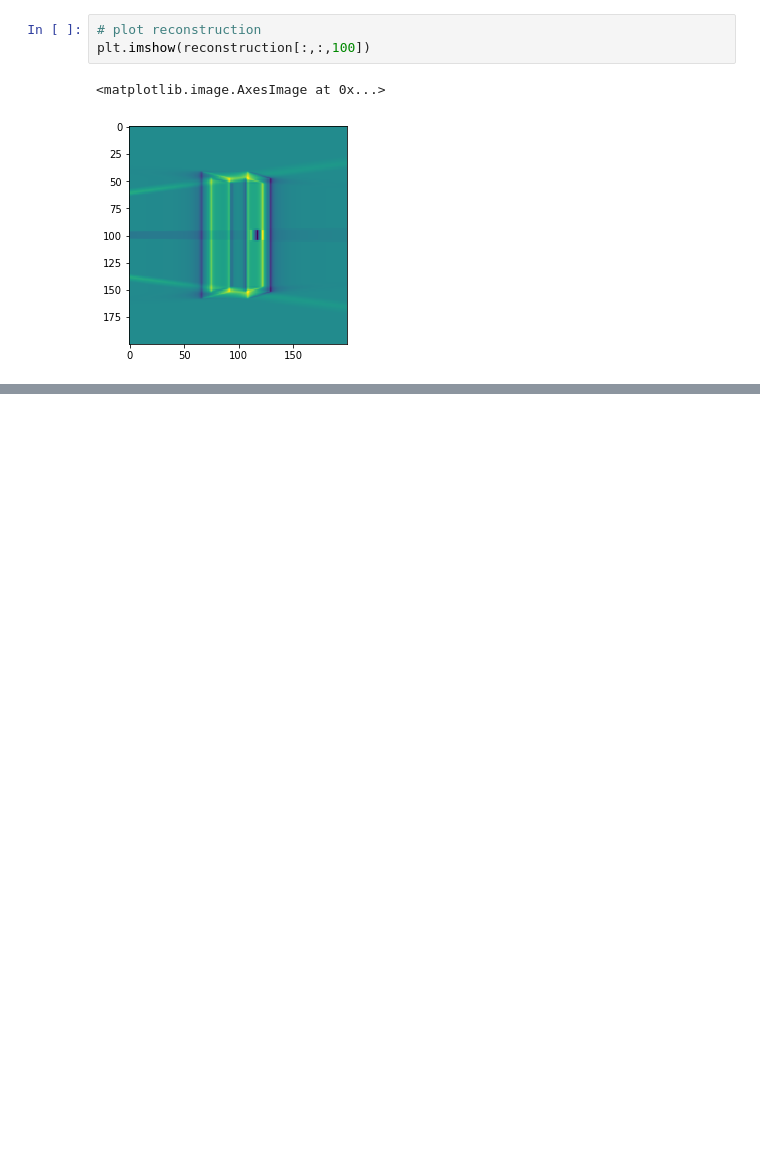
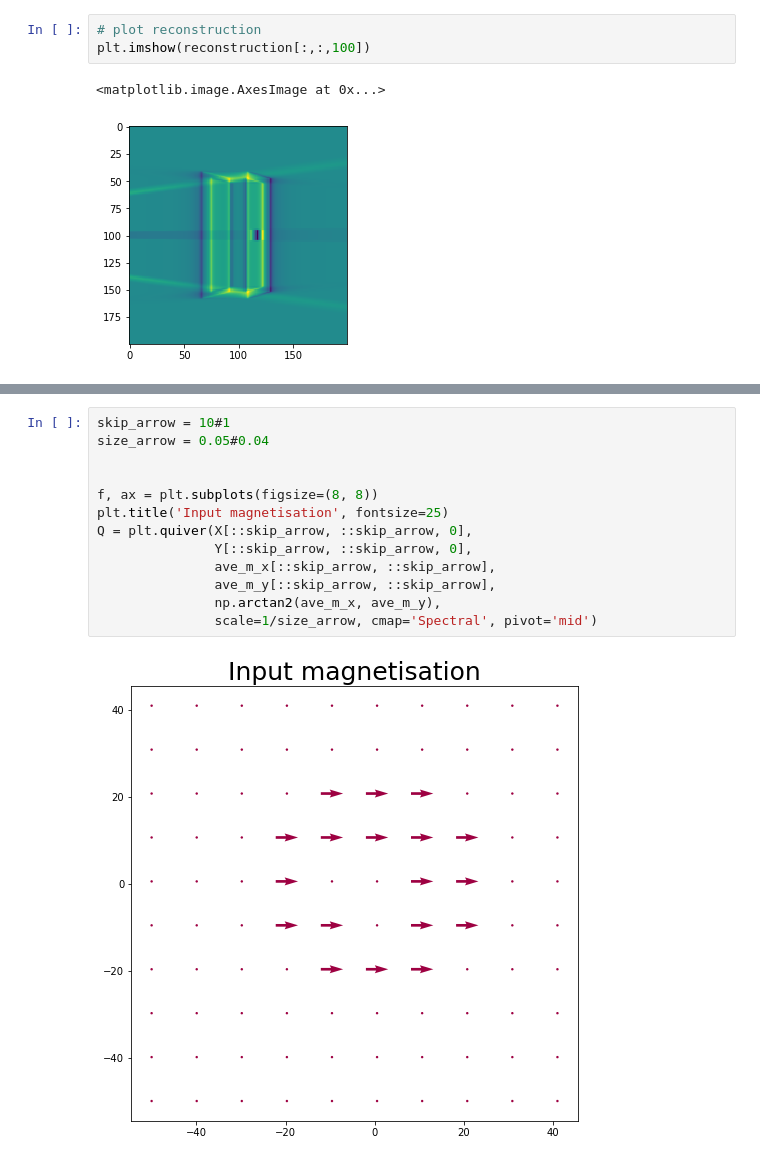
Before and after one commit to grlewis333/phd-work, a Jupyter notebook: holo-sim.ipynb, the cells around one changed output, grey strips where cells are left out. Saved outputs shown, nothing was run; the diff lists cells and outputs as text; blank space fills up the shorter version.

```diff
--- a/holo-sim.ipynb
+++ b/holo-sim.ipynb
@@ -426,0 +547,15 @@ plt.imshow(reconstruction[:,:,100])
+# %%
+skip_arrow = 10#1
+size_arrow = 0.05#0.04
+
+
+f, ax = plt.subplots(figsize=(8, 8))
+plt.title('Input magnetisation', fontsize=25)
+Q = plt.quiver(X[::skip_arrow, ::skip_arrow, 0],
+               Y[::skip_arrow, ::skip_arrow, 0],
+               ave_m_x[::skip_arrow, ::skip_arrow],
+               ave_m_y[::skip_arrow, ::skip_arrow],
+               np.arctan2(ave_m_x, ave_m_y),
+               scale=1/size_arrow, cmap='Spectral', pivot='mid')
+# %% [output]
+[figure, added]
```
Also changed, not shown: parts of 10 cells of this notebook.
